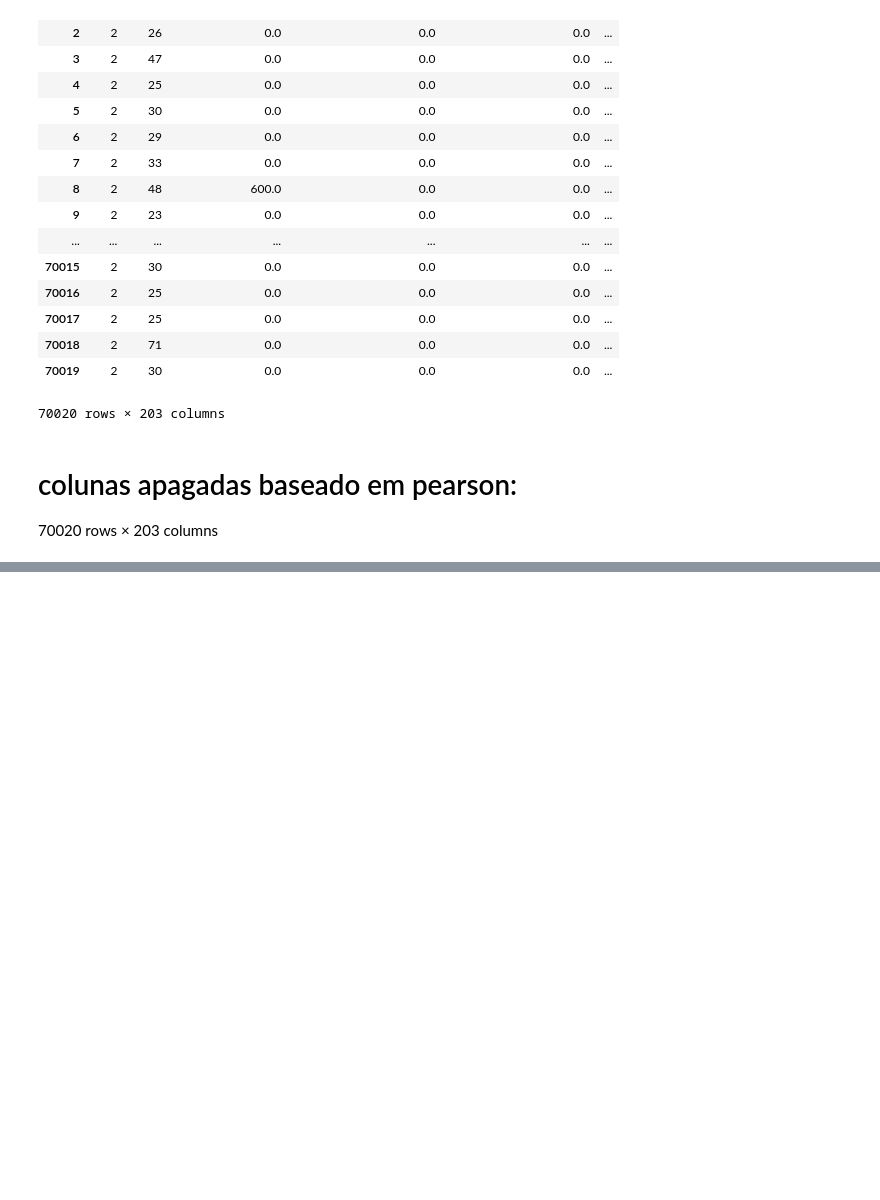
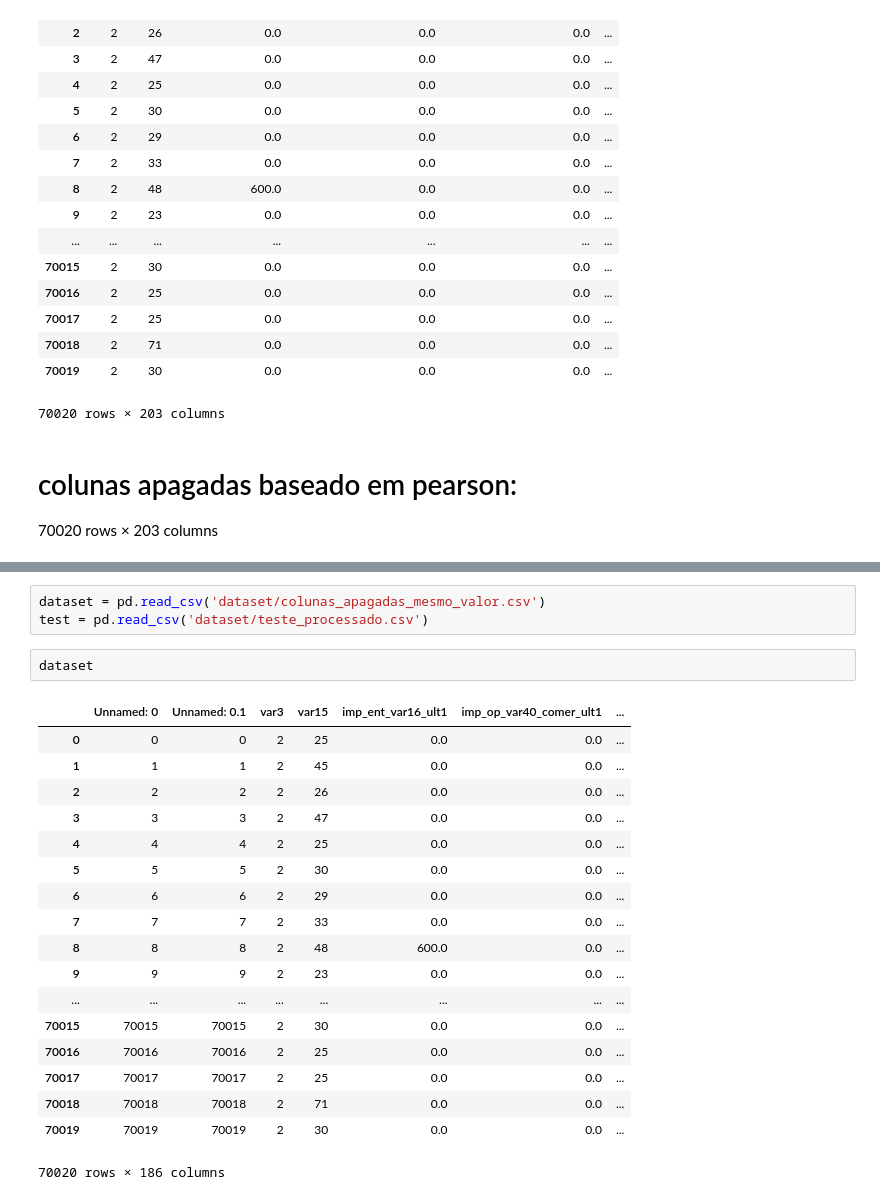
Before and after one commit to annanda/big_data_classifier, a Jupyter notebook: Big Data classifier.ipynb, the cells around one changed output, grey strips where cells are left out. Drawn from its saved outputs; the diff is of its cells as text; blank space fills up the shorter version.

Commit message:
Fazendo pearson + eliminacao de colunas com valores iguais.

```diff
--- a/Big Data classifier.ipynb
+++ b/Big Data classifier.ipynb
@@ -831,0 +887,24 @@ df_3.drop('Unnamed: 0', 1)
+# %%
+dataset = pd.read_csv('dataset/colunas_apagadas_mesmo_valor.csv')
+test = pd.read_csv('dataset/teste_processado.csv')
+# %%
+dataset
+# %% [output]
+|  | Unnamed: 0 | Unnamed: 0.1 | var3 | var15 | imp_ent_var16_ult1 | imp_op_var40_comer_ult1 | ... |
+| 0 | 0 | 0 | 2 | 25 | 0.0 | 0.0 | ... |
+| 1 | 1 | 1 | 2 | 45 | 0.0 | 0.0 | ... |
+| 2 | 2 | 2 | 2 | 26 | 0.0 | 0.0 | ... |
+| 3 | 3 | 3 | 2 | 47 | 0.0 | 0.0 | ... |
+| 4 | 4 | 4 | 2 | 25 | 0.0 | 0.0 | ... |
+| 5 | 5 | 5 | 2 | 30 | 0.0 | 0.0 | ... |
+| 6 | 6 | 6 | 2 | 29 | 0.0 | 0.0 | ... |
+| 7 | 7 | 7 | 2 | 33 | 0.0 | 0.0 | ... |
+| 8 | 8 | 8 | 2 | 48 | 600.0 | 0.0 | ... |
+| 9 | 9 | 9 | 2 | 23 | 0.0 | 0.0 | ... |
+| ... | ... | ... | ... | ... | ... | ... | ... |
+| 70015 | 70015 | 70015 | 2 | 30 | 0.0 | 0.0 | ... |
+| 70016 | 70016 | 70016 | 2 | 25 | 0.0 | 0.0 | ... |
+| 70017 | 70017 | 70017 | 2 | 25 | 0.0 | 0.0 | ... |
+| 70018 | 70018 | 70018 | 2 | 71 | 0.0 | 0.0 | ... |
+| 70019 | 70019 | 70019 | 2 | 30 | 0.0 | 0.0 | ... |
+70020 rows × 186 columns
```
Also changed, not shown: parts of 9 cells of this notebook, 3 other files.
